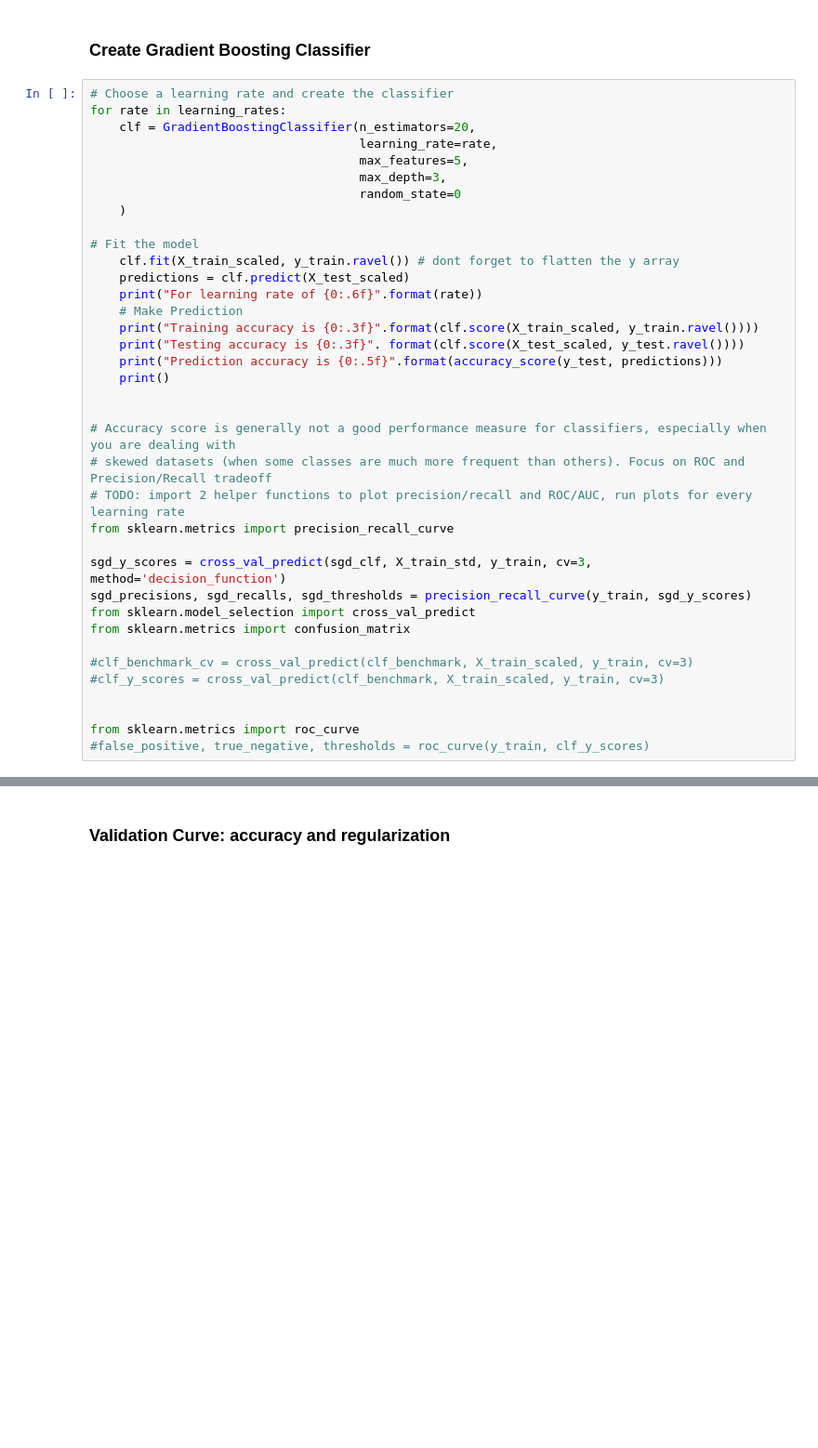
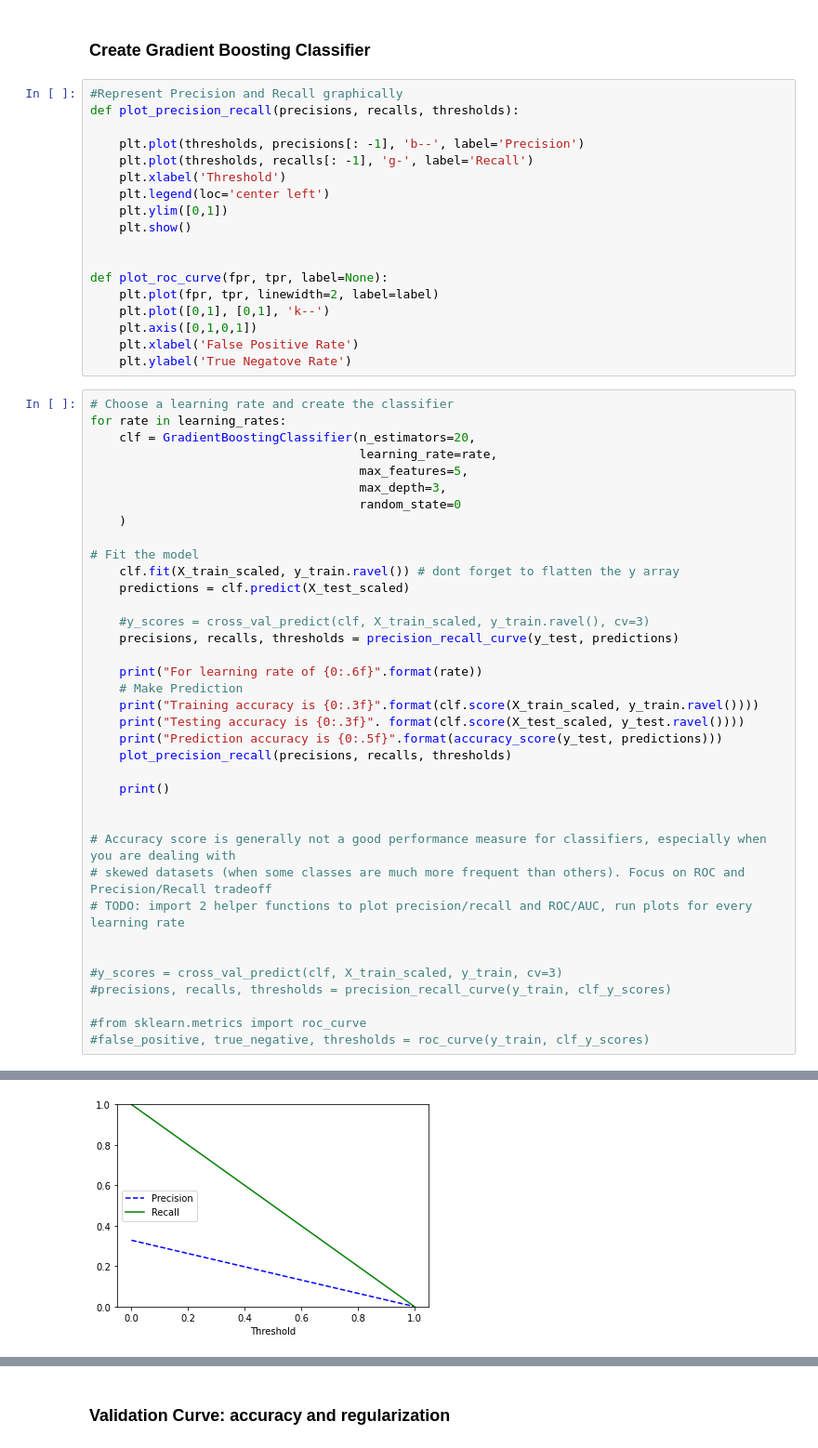
Before and after one commit to allaccountstaken/automl_v_hyperdrive, a Jupyter notebook: basic_model.ipynb, the cells around one changed output, grey strips where cells are left out. Shown: that part at 93% size. Cells and saved outputs as stored; diff of their text form; blank space fills up the shorter version.

Commit message:
precision/recal and roc curve plots

```diff
--- a/basic_model.ipynb
+++ b/basic_model.ipynb
@@ -100,6 +107,24 @@ X_test_scaled = X_scaler.transform(X_test)
 learning_rates = [0.03, 0.06, 0.07, 0.1, 0.25, 0.5, 0.75, 1]
 # %% [markdown]
 ### Create Gradient Boosting Classifier
+# %%
+#Represent Precision and Recall graphically
+def plot_precision_recall(precisions, recalls, thresholds):
+
+    plt.plot(thresholds, precisions[: -1], 'b--', label='Precision')
+    plt.plot(thresholds, recalls[: -1], 'g-', label='Recall')
+    plt.xlabel('Threshold')
+    plt.legend(loc='center left')
+    plt.ylim([0,1])
+    plt.show()
+
+
+def plot_roc_curve(fpr, tpr, label=None):
+    plt.plot(fpr, tpr, linewidth=2, label=label)
+    plt.plot([0,1], [0,1], 'k--')
+    plt.axis([0,1,0,1])
+    plt.xlabel('False Positive Rate')
+    plt.ylabel('True Negatove Rate')
 # %%
 # Choose a learning rate and create the classifier
 for rate in learning_rates:
@@ -113,29 +138,29 @@ for rate in learning_rates:
 # Fit the model
     clf.fit(X_train_scaled, y_train.ravel()) # dont forget to flatten the y array
     predictions = clf.predict(X_test_scaled)
+
+    #y_scores = cross_val_predict(clf, X_train_scaled, y_train.ravel(), cv=3)
+    precisions, recalls, thresholds = precision_recall_curve(y_test, predictions)
+
     print("For learning rate of {0:.6f}".format(rate))
     # Make Prediction
     print("Training accuracy is {0:.3f}".format(clf.score(X_train_scaled, y_train.ravel())))
     print("Testing accuracy is {0:.3f}". format(clf.score(X_test_scaled, y_test.ravel())))
     print("Prediction accuracy is {0:.5f}".format(accuracy_score(y_test, predictions)))
+    plot_precision_recall(precisions, recalls, thresholds)
+
     print()
 
 
 # Accuracy score is generally not a good performance measure for classifiers, especially when you are dealing with
 # skewed datasets (when some classes are much more frequent than others). Focus on ROC and Precision/Recall tradeoff
 # TODO: import 2 helper functions to plot precision/recall and ROC/AUC, run plots for every learning rate
-from sklearn.metrics import precision_recall_curve
-
-sgd_y_scores = cross_val_predict(sgd_clf, X_train_std, y_train, cv=3, method='decision_function')
-sgd_precisions, sgd_recalls, sgd_thresholds = precision_recall_curve(y_train, sgd_y_scores)
-from sklearn.model_selection import cross_val_predict
-from sklearn.metrics import confusion_matrix
-
-#clf_benchmark_cv = cross_val_predict(clf_benchmark, X_train_scaled, y_train, cv=3)
-#clf_y_scores = cross_val_predict(clf_benchmark, X_train_scaled, y_train, cv=3)
 
 
-from sklearn.metrics import roc_curve
+#y_scores = cross_val_predict(clf, X_train_scaled, y_train, cv=3)
+#precisions, recalls, thresholds = precision_recall_curve(y_train, clf_y_scores)
+
+#from sklearn.metrics import roc_curve
 #false_positive, true_negative, thresholds = roc_curve(y_train, clf_y_scores)
 # %% [output]
 For learning rate of 0.030000
@@ -157,0 +170 @@ Prediction accuracy is 0.56000
+[figure, added]
```
Also changed, not shown: parts of 15 cells of this notebook.
